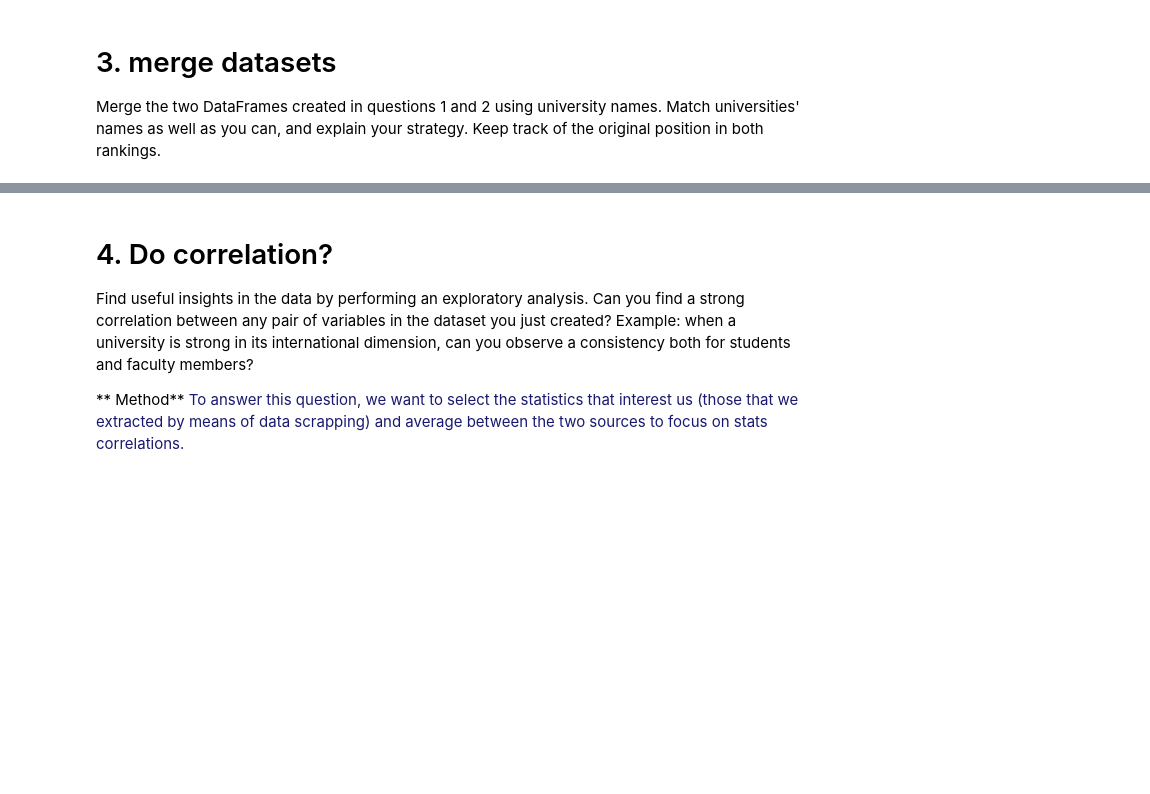
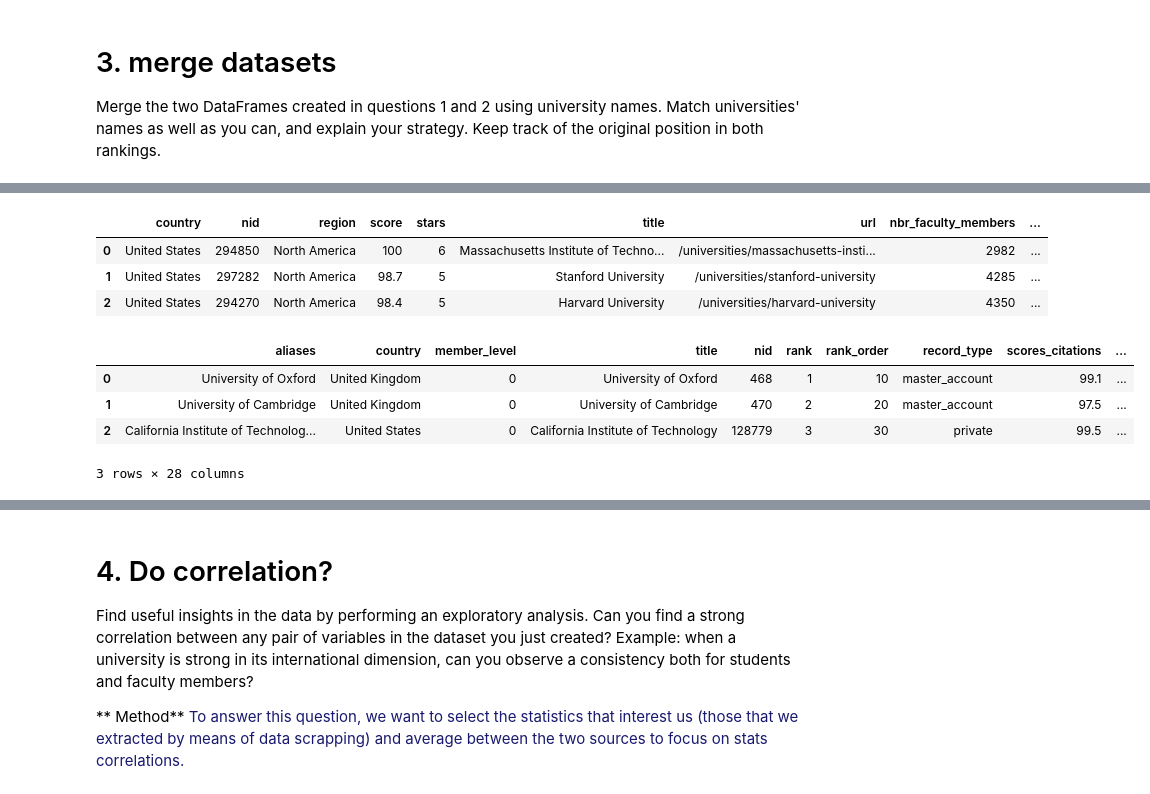
Before and after one commit to NicoBrun/ada2017, a Jupyter notebook: 02 - Data from the Web/Homework 2.ipynb, the cells around one changed output, grey strips where cells are left out. Cells and saved outputs as stored; diff of their text form; code cells hidden in the pictures; blank space fills up the shorter version.

```diff
--- a/02 - Data from the Web/Homework 2.ipynb
+++ b/02 - Data from the Web/Homework 2.ipynb
@@ -492,0 +513,40 @@ Finally we want to put a standard name for the statistics so that we can more ea
+# %%
+# removing equality symbol that is sometines in from of 'rank'
+def correct_rank (obj):
+    return int(obj.replace('=',''))
+
+
+cleared_TopUni200 = fullDataFrameTopUni200.copy()
+# we will use the ratios we computed previously later on
+cleared_TopUni200['ratio_international_students'] = filteredDataFrame1['ratio_international_students']
+cleared_TopUni200['ratio_faculty_per_student'] = filteredDataFrame1['ratio_faculty_per_student']
+# now we clear the title and rank in terms of undesired signs and symbols
+cleared_TopUni200['rank'] = [correct_rank(k) for k in cleared_TopUni200['rank_display']]
+final_TopUni200 = cleared_TopUni200.drop('rank_display',1)
+
+final_TopUni200.head(3)
+# %% [output]
+|  | country | nid | region | score | stars | title | url | nbr_faculty_members | ... |
+| 0 | United States | 294850 | North America | 100 | 6 | Massachusetts Institute of Techno... | /universities/massachusetts-insti... | 2982 | ... |
+| 1 | United States | 297282 | North America | 98.7 | 5 | Stanford University | /universities/stanford-university | 4285 | ... |
+| 2 | United States | 294270 | North America | 98.4 | 5 | Harvard University | /universities/harvard-university | 4350 | ... |
+# %%
+cleared_Times = fullDataFrameTimes200.copy()
+
+# clear names and ranks
+cleared_Times['rank'] = [correct_rank(k) for k in cleared_Times['rank']]
+# rename interesting statistics to facilitate comparision between websites
+final_Times = cleared_Times.rename(columns = {'stats_number_students':'nbr_total_students',
+                                                'stats_number_international_students':'nbr_international_total_students',
+                                                'stats_number_staffs':'nbr_faculty_members',
+                                                'stats_pc_intl_students':'ratio_international_students',
+                                                'stats_student_staff_ratio':'ratio_faculty_per_student',
+                                                'location':'country',
+                                                'name':'title'})
+final_Times.head(3)
+# %% [output]
+|  | aliases | country | member_level | title | nid | rank | rank_order | record_type | scores_citations | ... |
+| 0 | University of Oxford | United Kingdom | 0 | University of Oxford | 468 | 1 | 10 | master_account | 99.1 | ... |
+| 1 | University of Cambridge | United Kingdom | 0 | University of Cambridge | 470 | 2 | 20 | master_account | 97.5 | ... |
+| 2 | California Institute of Technolog... | United States | 0 | California Institute of Technology | 128779 | 3 | 30 | private | 99.5 | ... |
+3 rows × 28 columns
```
Also changed, not shown: parts of 14 cells of this notebook.
